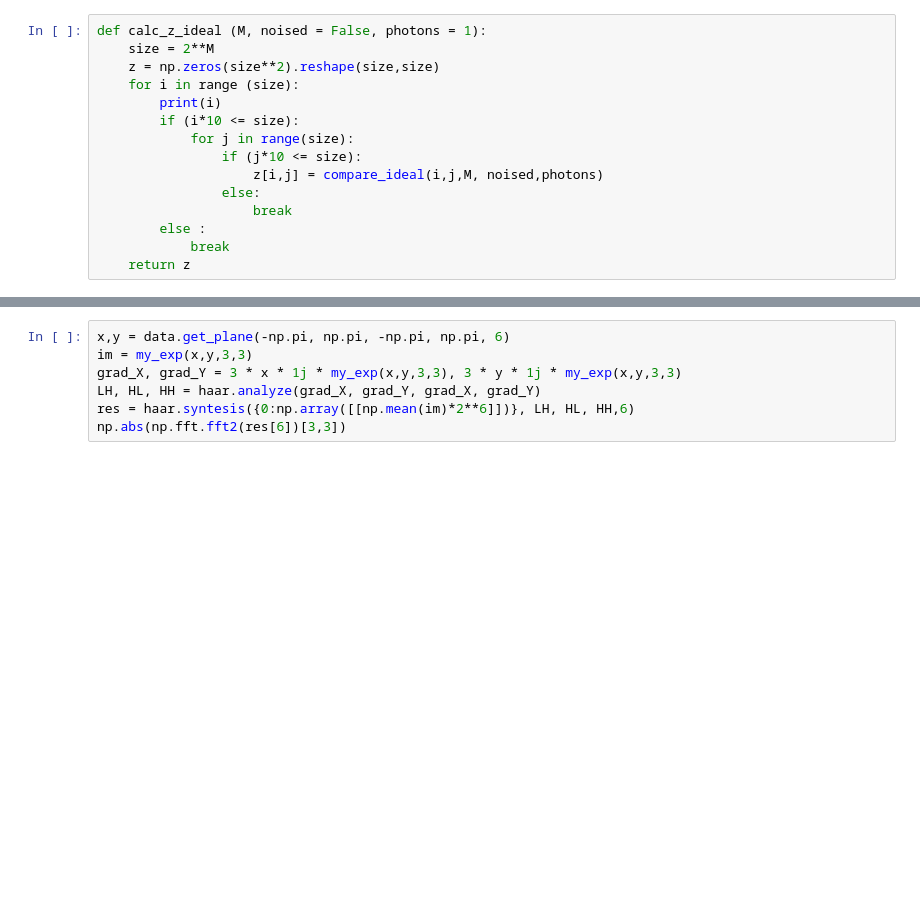
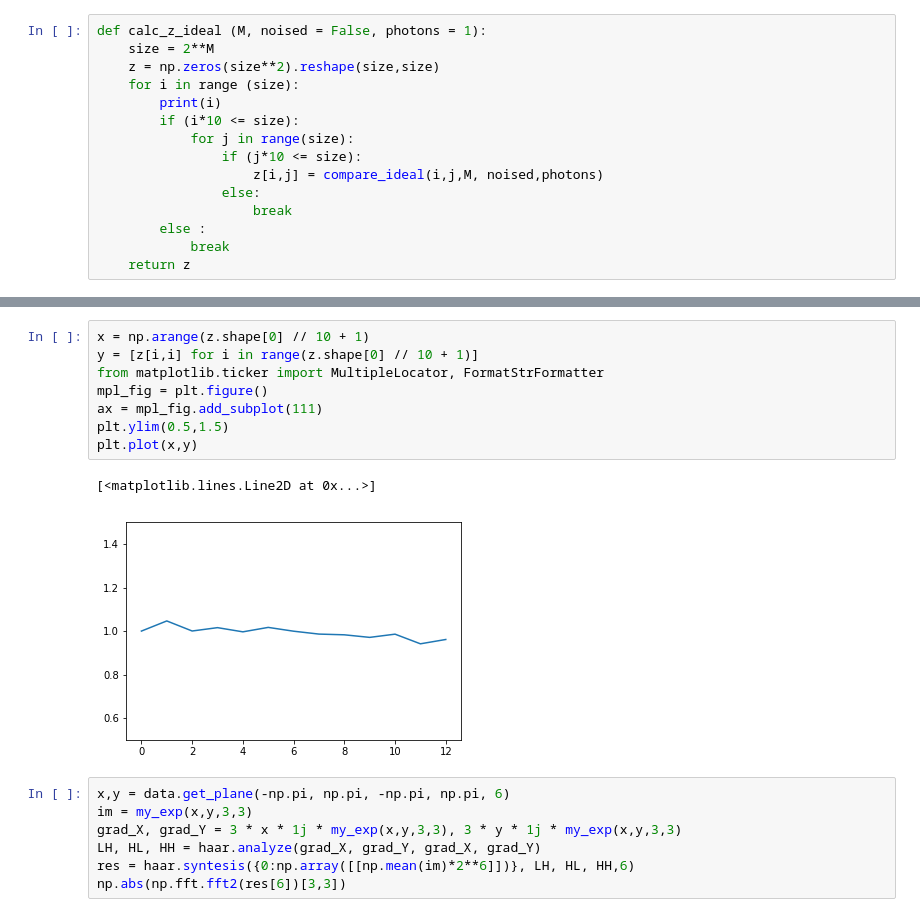
Before and after one commit to Satbek/-ourse-work-sem7, a Jupyter notebook: src/compare_ideal.ipynb, the cells around one changed output, grey strips where cells are left out. Saved outputs shown, nothing was run; the diff lists cells and outputs as text; blank space fills up the shorter version.

```diff
--- a/src/compare_ideal.ipynb
+++ b/src/compare_ideal.ipynb
@@ -81,3 +82,14 @@ draw_plot(4*z[1:z.shape[0] // 10 + 1, 1:z.shape[0] // 10 + 1])
+# %%
+x = np.arange(z.shape[0] // 10 + 1)
+y = [z[i,i] for i in range(z.shape[0] // 10 + 1)]
+from matplotlib.ticker import MultipleLocator, FormatStrFormatter
+mpl_fig = plt.figure()
+ax = mpl_fig.add_subplot(111)
+plt.ylim(0.5,1.5)
+plt.plot(x,y)
+# %% [output]
+[<matplotlib.lines.Line2D at 0x...>]
+[figure, added]
 # %%
 x,y = data.get_plane(-np.pi, np.pi, -np.pi, np.pi, 6)
 im = my_exp(x,y,3,3)
```
Also changed, not shown: parts of 21 cells of this notebook, 15 other files.
